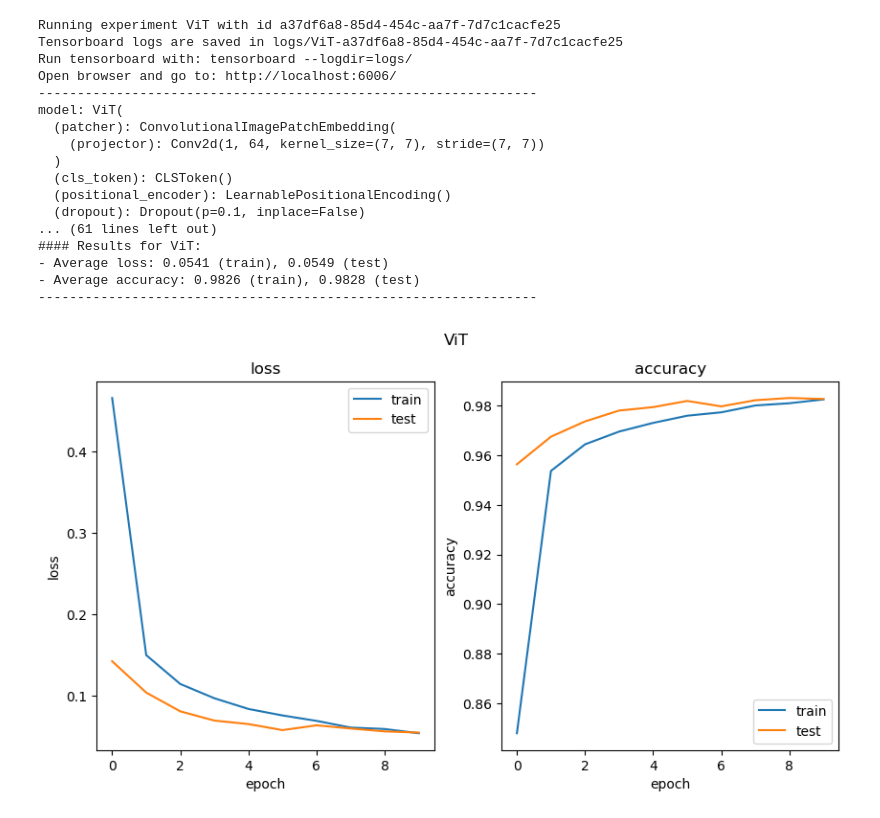
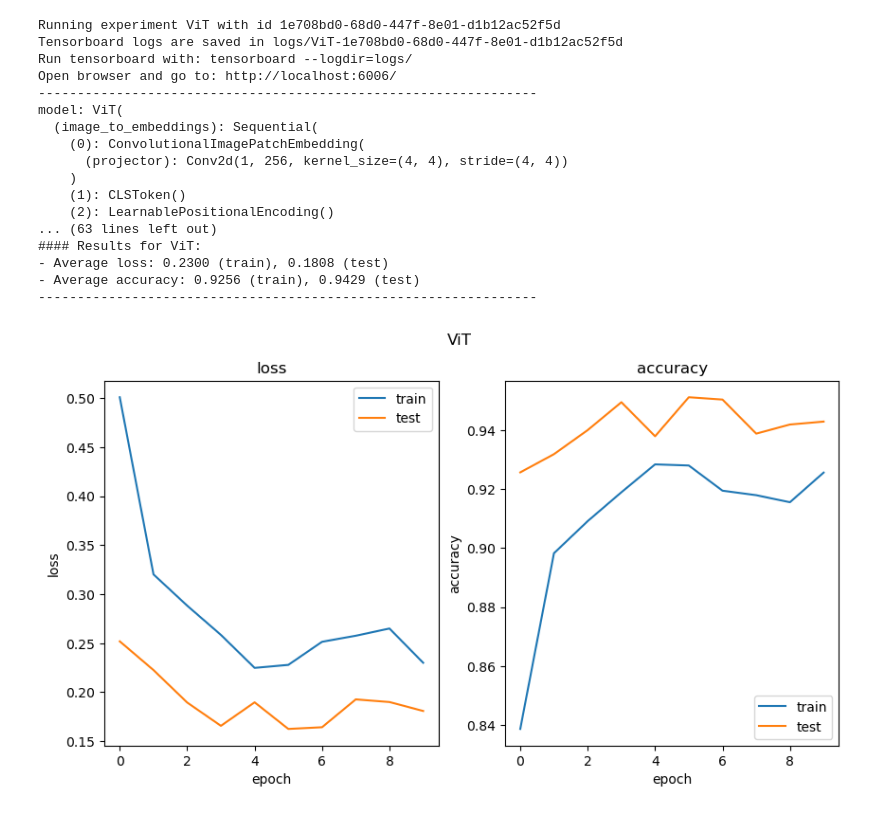
Before and after one commit to mr-raccoon-97/vision-transformers, a Jupyter notebook: notebook.ipynb, the cells around one changed output. Cells and saved outputs as stored; diff of their text form; code cells hidden in the pictures.

```diff
--- a/notebook.ipynb
+++ b/notebook.ipynb
@@ -60,46 +60,46 @@ from model.vit import ViT
 
 transforms = Compose([ToTensor()])
 
 device = 'cuda'
 loaders = {
     'train': DataLoader(MNIST(root='./data', train=True, download=True, transform=transforms), batch_size=64, shuffle=True, pin_memory=True, pin_memory_device=device, num_workers=4),
     'test': DataLoader(MNIST(root='./data', train=False, download=True, transform=transforms), batch_size=64, shuffle=False, pin_memory=True, pin_memory_device=device)
 }
 
 torch.set_float32_matmul_precision('high')
 experiment = uuid4()
 model = ViT(
-    patch_shape=(7, 7),
-    model_dimension= 64,
+    patch_shape=(4, 4),
+    model_dimension= 256,
     hidden_dimension=128,
-    number_of_layers=6,
-    number_of_heads=8,
+    number_of_layers=3,
+    number_of_heads=4,
     number_of_channels=1,
     number_of_classes=10,
     dropout = 0.1,
 ).to(device)
 
 optimizer = Adam(model.parameters(), lr=0.001)
 criterion = CrossEntropyLoss()
 
 summary = Summary(name=model.__class__.__name__, id=experiment)
 run_experiment(model, optimizer, criterion, device, loaders, summary, epochs=10)
 # %% [output]
-Running experiment ViT with id a37df6a8-85d4-454c-aa7f-7d7c1cacfe25
-Tensorboard logs are saved in logs/ViT-a37df6a8-85d4-454c-aa7f-7d7c1cacfe25
+Running experiment ViT with id 1e708bd0-68d0-447f-8e01-d1b12ac52f5d
+Tensorboard logs are saved in logs/ViT-1e708bd0-68d0-447f-8e01-d1b12ac52f5d
 Run tensorboard with: tensorboard --logdir=logs/
 Open browser and go to: http://localhost:6006/
 ----------------------------------------------------------------
 model: ViT(
-  (patcher): ConvolutionalImagePatchEmbedding(
-    (projector): Conv2d(1, 64, kernel_size=(7, 7), stride=(7, 7))
-  )
-  (cls_token): CLSToken()
-  (positional_encoder): LearnablePositionalEncoding()
-  (dropout): Dropout(p=0.1, inplace=False)
-... (61 lines left out)
+  (image_to_embeddings): Sequential(
+    (0): ConvolutionalImagePatchEmbedding(
+      (projector): Conv2d(1, 256, kernel_size=(4, 4), stride=(4, 4))
+    )
+    (1): CLSToken()
+    (2): LearnablePositionalEncoding()
+... (63 lines left out)
 #### Results for ViT:
-- Average loss: 0.0541 (train), 0.0549 (test)
-- Average accuracy: 0.9826 (train), 0.9828 (test)
+- Average loss: 0.2300 (train), 0.1808 (test)
+- Average accuracy: 0.9256 (train), 0.9429 (test)
 ----------------------------------------------------------------
-[figure, old version]
+[figure, new version]
```
Also changed, not shown: 8 other files.
